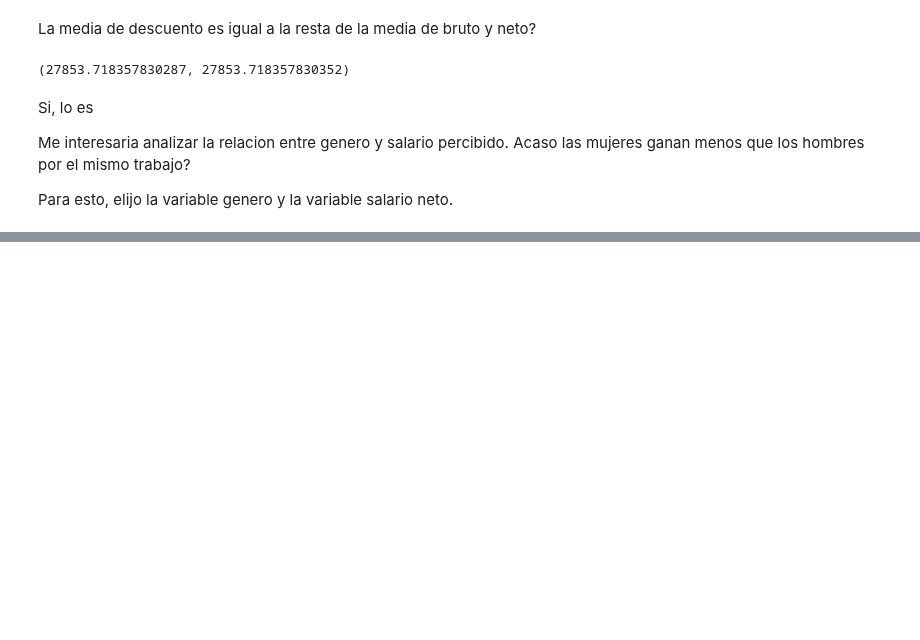
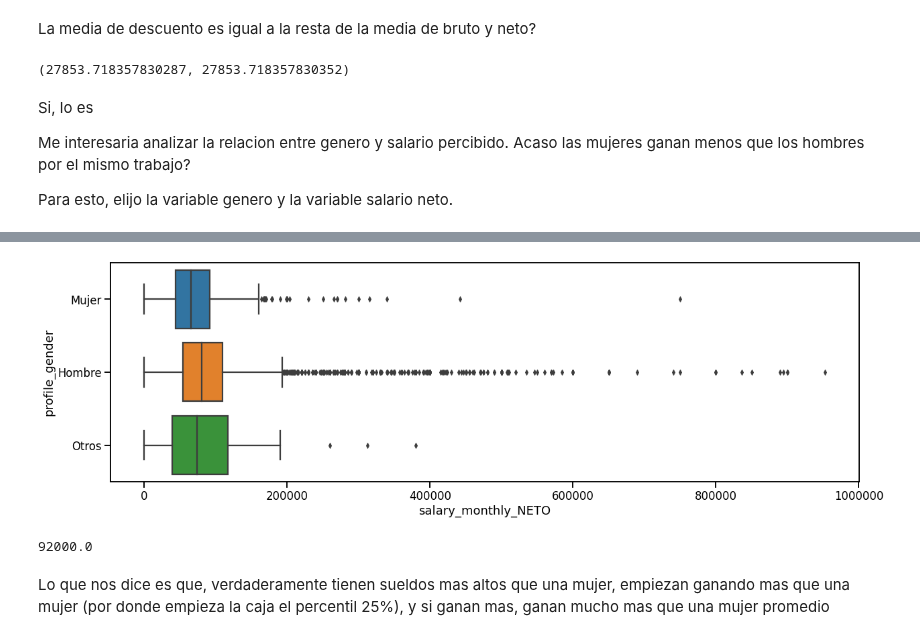
Before and after one commit to Natali-PP/diplodatos2021, a Jupyter notebook: AnalisiYVisualizacion/03_Distribuciones.ipynb, the cells around one changed output, grey strips where cells are left out. Cells and saved outputs as stored; diff of their text form; code cells hidden in the pictures; blank space fills up the shorter version.

```diff
--- a/AnalisiYVisualizacion/03_Distribuciones.ipynb
+++ b/AnalisiYVisualizacion/03_Distribuciones.ipynb
@@ -314,0 +326,12 @@ plt.ticklabel_format(style='plain', axis='y')
+# %%
+fig = plt.figure(figsize=(20,6))
+seaborn.boxplot(data=df3, x=df3.salary_monthly_NETO, y=df3.profile_gender,  )
+plt.ticklabel_format(style='plain', axis='x')
+# %% [output]
+[figure, added]
+# %%
+mujeres.salary_monthly_NETO.quantile(0.75)
+# %% [output]
+92000.0
+# %% [markdown]
+Lo que nos dice es que, verdaderamente tienen sueldos mas altos que una mujer, empiezan ganando mas que una mujer (por donde empieza la caja el percentil 25%), y si ganan mas, ganan mucho mas que una mujer promedio
```
Also changed, not shown: parts of 5 cells of this notebook.
